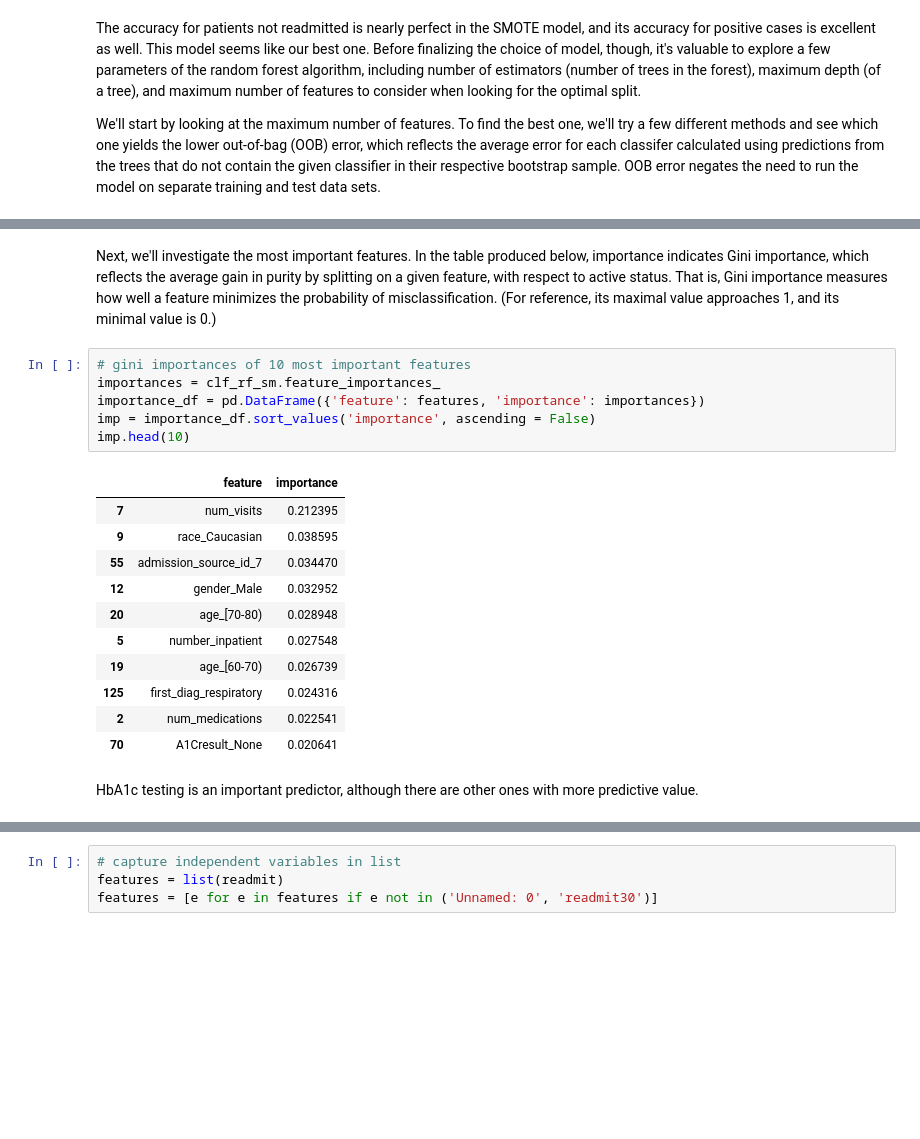
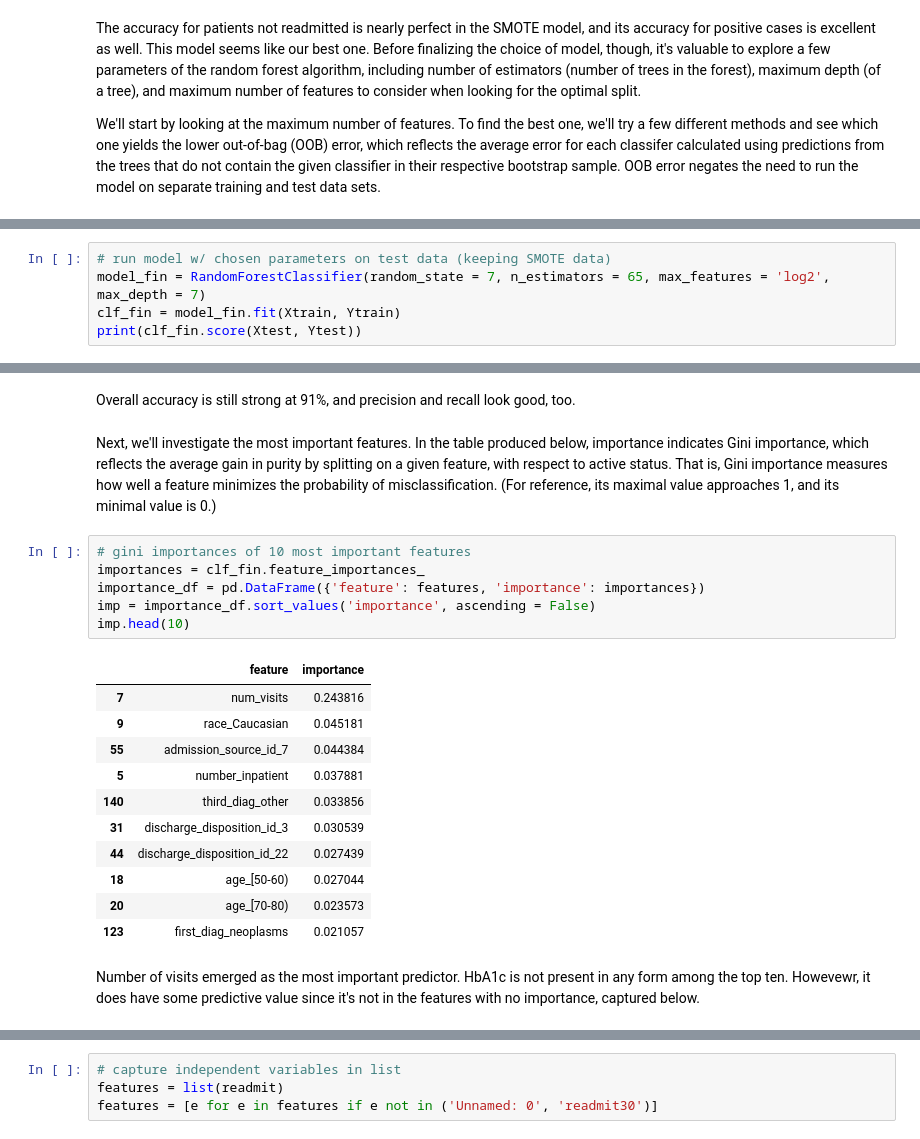
Before and after one commit to AOlden/sb-projects, a Jupyter notebook: diabetes_readmission/Diabetes_Random_Forest.ipynb, the cells around one changed output, grey strips where cells are left out. Saved outputs shown, nothing was run; the diff lists cells and outputs as text; blank space fills up the shorter version.

Commit message:
parameters chosen

```diff
--- a/diabetes_readmission/Diabetes_Random_Forest.ipynb
+++ b/diabetes_readmission/Diabetes_Random_Forest.ipynb
@@ -225,0 +243,5 @@ plt.show()
+# %%
+# run model w/ chosen parameters on test data (keeping SMOTE data)
+model_fin = RandomForestClassifier(random_state = 7, n_estimators = 65, max_features = 'log2', max_depth = 7)
+clf_fin = model_fin.fit(Xtrain, Ytrain)
+print(clf_fin.score(Xtest, Ytest))
@@ -226,25 +275,27 @@ plt.show()
+# %% [markdown]
+Overall accuracy is still strong at 91%, and precision and recall look good, too.
 # %% [markdown]
 Next, we'll investigate the most important features. In the table produced below, importance indicates Gini importance, which reflects the average gain in purity by splitting on a given feature, with respect to active status. That is, Gini importance measures how well a feature minimizes the probability of misclassification. (For reference, its maximal value approaches 1, and its minimal value is 0.)
 # %%
 # gini importances of 10 most important features
-importances = clf_rf_sm.feature_importances_
+importances = clf_fin.feature_importances_
 importance_df = pd.DataFrame({'feature': features, 'importance': importances})
 imp = importance_df.sort_values('importance', ascending = False)
 imp.head(10)
 # %% [output]
 |  | feature | importance |
-| 7 | num_visits | 0.212395 |
-| 9 | race_Caucasian | 0.038595 |
-| 55 | admission_source_id_7 | 0.034470 |
-| 12 | gender_Male | 0.032952 |
-| 20 | age_[70-80) | 0.028948 |
-| 5 | number_inpatient | 0.027548 |
-| 19 | age_[60-70) | 0.026739 |
-| 125 | first_diag_respiratory | 0.024316 |
-| 2 | num_medications | 0.022541 |
-| 70 | A1Cresult_None | 0.020641 |
+| 7 | num_visits | 0.243816 |
+| 9 | race_Caucasian | 0.045181 |
+| 55 | admission_source_id_7 | 0.044384 |
+| 5 | number_inpatient | 0.037881 |
+| 140 | third_diag_other | 0.033856 |
+| 31 | discharge_disposition_id_3 | 0.030539 |
+| 44 | discharge_disposition_id_22 | 0.027439 |
+| 18 | age_[50-60) | 0.027044 |
+| 20 | age_[70-80) | 0.023573 |
+| 123 | first_diag_neoplasms | 0.021057 |
-# %% [markdown]
-HbA1c testing is an important predictor, although there are other ones with more predictive value.
+# %% [markdown]
+Number of visits emerged as the most important predictor. HbA1c is not present in any form among the top ten. Howevewr, it does have some predictive value since it's not in the features with no importance, captured below.
 # %%
 # features with no importance
 print(imp[(imp.importance == 0)])
```
Also changed, not shown: parts of 16 cells of this notebook.
